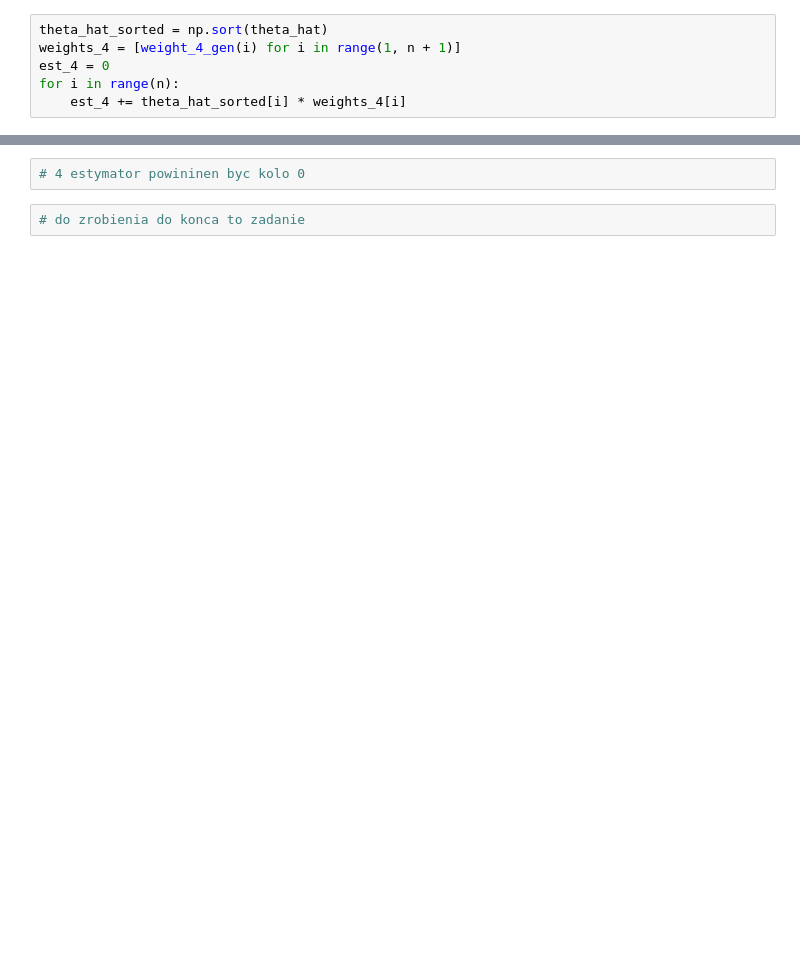
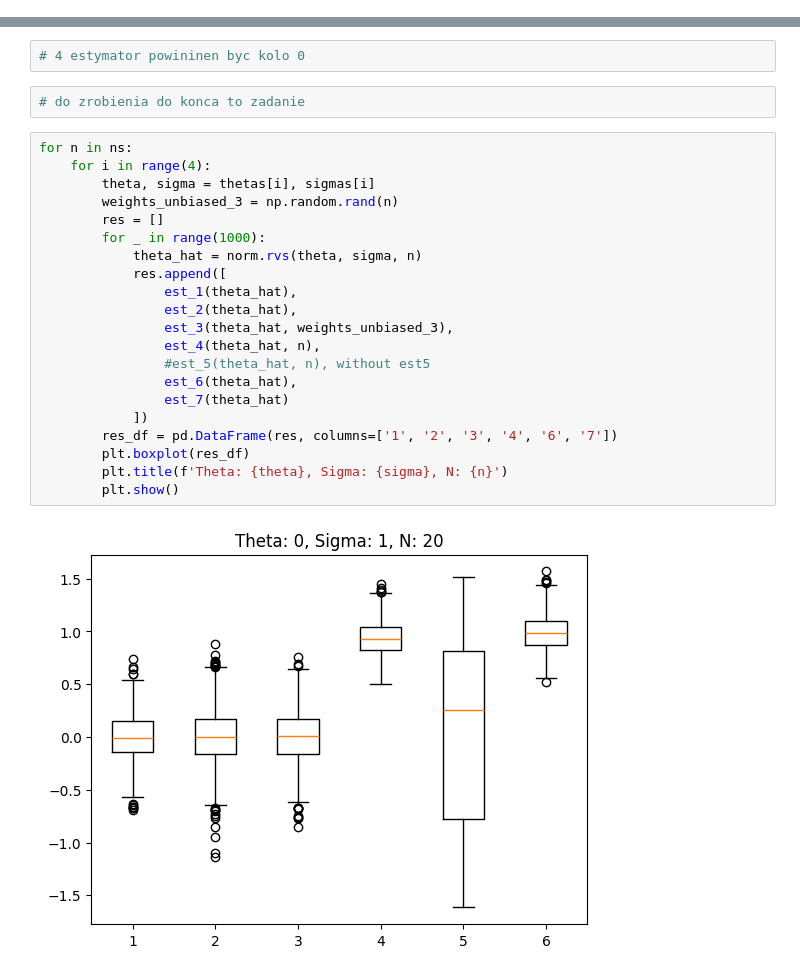
Before and after one commit to rektyyy/Artificial-Intelligence, a Jupyter notebook: Statystyka/Pracownia_1.ipynb, the cells around one changed output, grey strips where cells are left out. Cells and saved outputs as stored; diff of their text form; blank space fills up the shorter version.

```diff
--- a/Statystyka/Pracownia_1.ipynb
+++ b/Statystyka/Pracownia_1.ipynb
@@ -26,6 +17,0 @@ def weight_4_gen(i):
-# %%
-theta_hat_sorted = np.sort(theta_hat)
-weights_4 = [weight_4_gen(i) for i in range(1, n + 1)]
-est_4 = 0
-for i in range(n):
-    est_4 += theta_hat_sorted[i] * weights_4[i]
@@ -95,3 +88,26 @@ plt.show()
 # 4 estymator powininen byc kolo 0
 # %%
 # do zrobienia do konca to zadanie
+# %%
+for n in ns:
+    for i in range(4):
+        theta, sigma = thetas[i], sigmas[i]
+        weights_unbiased_3 = np.random.rand(n)
+        res = []
+        for _ in range(1000):
+            theta_hat = norm.rvs(theta, sigma, n)
+            res.append([
+                est_1(theta_hat),
+                est_2(theta_hat),
+                est_3(theta_hat, weights_unbiased_3),
+                est_4(theta_hat, n),
+                #est_5(theta_hat, n), without est5
+                est_6(theta_hat),
+                est_7(theta_hat)
+            ])
+        res_df = pd.DataFrame(res, columns=['1', '2', '3', '4', '6', '7'])
+        plt.boxplot(res_df)
+        plt.title(f'Theta: {theta}, Sigma: {sigma}, N: {n}')
+        plt.show()
+# %% [output]
+[figure, added]
```
Also changed, not shown: parts of 14 cells of this notebook.
